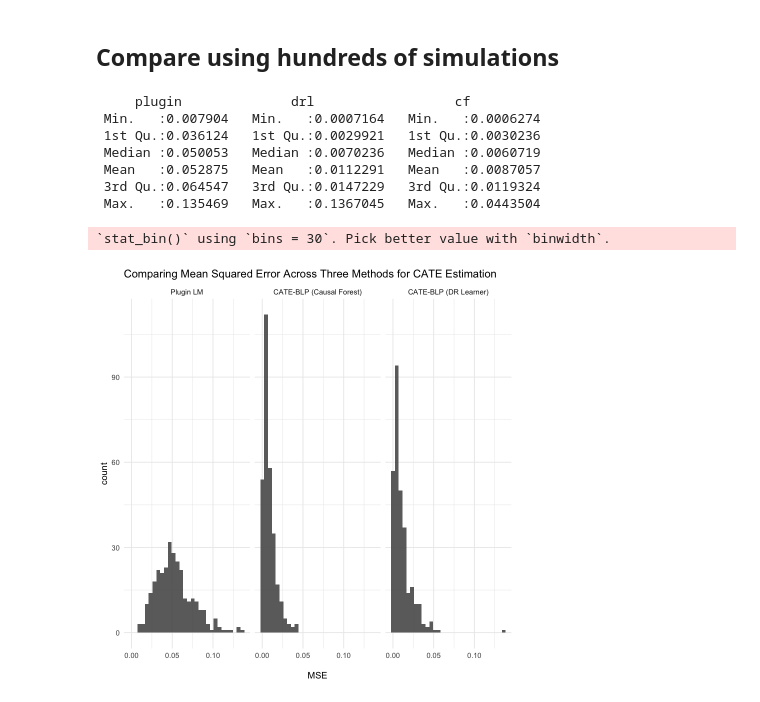
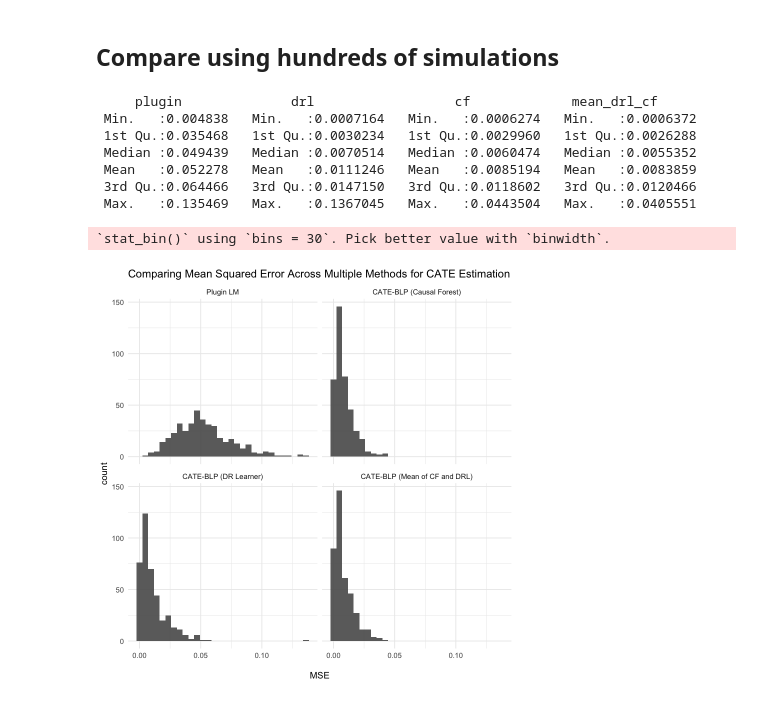
Before and after one commit to christophergandrud/blpopt, a Jupyter notebook: notebooks/compare-cate-blp-with-naive-lm.ipynb, the cells around one changed output. Saved outputs shown, nothing was run; the diff lists cells and outputs as text; code cells hidden in the pictures.

Commit message:
sims comparing mean of drl and cf

```diff
--- a/notebooks/compare-cate-blp-with-naive-lm.ipynb
+++ b/notebooks/compare-cate-blp-with-naive-lm.ipynb
@@ -73,11 +85,11 @@ ggplot(comb_df, aes(x = A, y = prediction, color = type)) +
 # %% [markdown]
 ## Compare using hundreds of simulations
 # %%
-nsim = 300
+nsim = 400
 n = 2000
 
-results_mse <- data.frame(matrix(nrow = nsim, ncol = 3))
-colnames(results_mse) <- c("plugin", "drl", "cf")
+results_mse <- data.frame(matrix(nrow = nsim, ncol = 4))
+colnames(results_mse) <- c("plugin", "drl", "cf", "mean_drl_cf")
 
 for (i in 1:nsim) {
   # Simulate data
@@ -115,28 +127,30 @@ for (i in 1:nsim) {
   results_mse$plugin[i] <- mean((lm_pred$lm_predicted - TAU)^2)
   results_mse$drl[i] <- mean((blp_drl_pred$predicted - TAU)^2)
   results_mse$cf[i] <- mean((blp_cf_pred$predicted - TAU)^2)
+  results_mse$mean_drl_cf[i] <- mean( ((blp_drl_pred$predicted + blp_cf_pred$predicted)/2 - TAU)^2)
 }
 # %%
 summary(results_mse)
 # %% [output]
-     plugin              drl                  cf
- Min.   :0.007904   Min.   :0.0007164   Min.   :0.0006274
- 1st Qu.:0.036124   1st Qu.:0.0029921   1st Qu.:0.0030236
- Median :0.050053   Median :0.0070236   Median :0.0060719
- Mean   :0.052875   Mean   :0.0112291   Mean   :0.0087057
- 3rd Qu.:0.064547   3rd Qu.:0.0147229   3rd Qu.:0.0119324
- Max.   :0.135469   Max.   :0.1367045   Max.   :0.0443504
+     plugin              drl                  cf             mean_drl_cf
+ Min.   :0.004838   Min.   :0.0007164   Min.   :0.0006274   Min.   :0.0006372
+ 1st Qu.:0.035468   1st Qu.:0.0030234   1st Qu.:0.0029960   1st Qu.:0.0026288
+ Median :0.049439   Median :0.0070514   Median :0.0060474   Median :0.0055352
+ Mean   :0.052278   Mean   :0.0111246   Mean   :0.0085194   Mean   :0.0083859
+ 3rd Qu.:0.064466   3rd Qu.:0.0147150   3rd Qu.:0.0118602   3rd Qu.:0.0120466
+ Max.   :0.135469   Max.   :0.1367045   Max.   :0.0443504   Max.   :0.0405551
 # %%
-df_mse <- pivot_longer(results_mse, cols = 1:3)
+df_mse <- pivot_longer(results_mse, cols = 1:4)
 df_mse$name <- factor(df_mse$name,
-                        levels = c("plugin", "cf", "drl"),
-                        labels = c("Plugin LM", "CATE-BLP (Causal Forest)", "CATE-BLP (DR Learner)"))
+                        levels = c("plugin", "cf", "drl", "mean_drl_cf"),
+                        labels = c("Plugin LM", "CATE-BLP (Causal Forest)", "CATE-BLP (DR Learner)",
+                                    "CATE-BLP (Mean of CF and DRL)"))
 # %%
 ggplot(df_mse, aes(value)) +
-    facet_grid(.~name) +
+    facet_wrap(.~name) +
     geom_histogram(alpha = 0.9) +
     xlab("\nMSE") +
-    ggtitle("Comparing Mean Squared Error Across Three Methods for CATE Estimation")
+    ggtitle("Comparing Mean Squared Error Across Multiple Methods for CATE Estimation")
 # %% [output]
 `stat_bin()` using `bins = 30`. Pick better value with `binwidth`.
-[figure, old version]
+[figure, new version]
```
Also changed, not shown: parts of 1 cell of this notebook.
